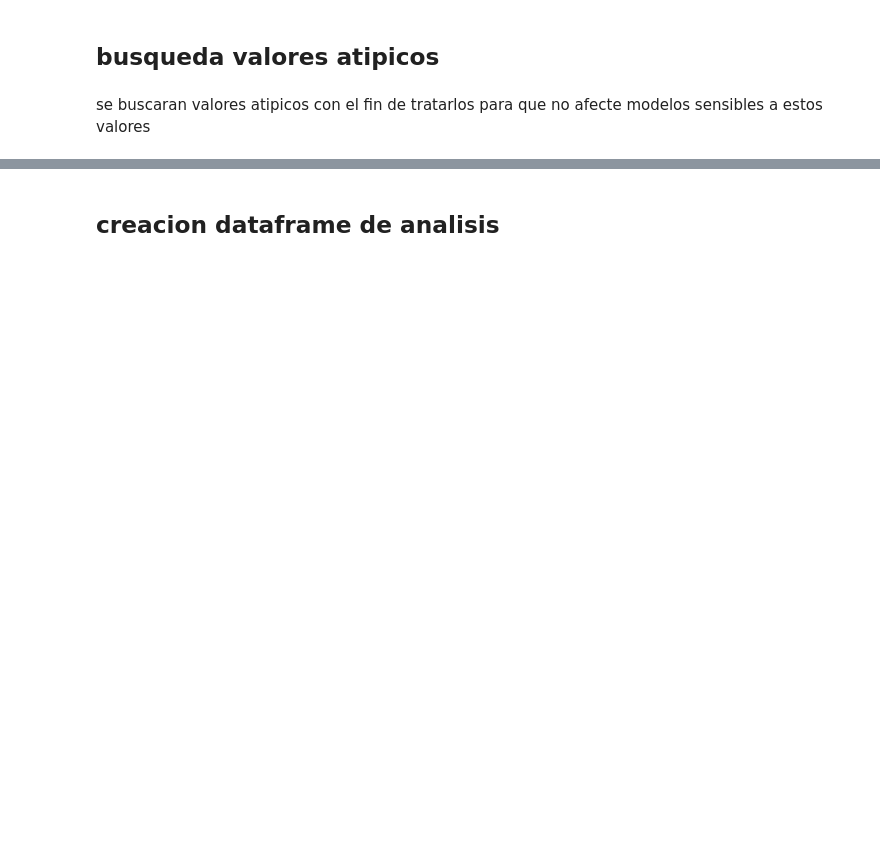
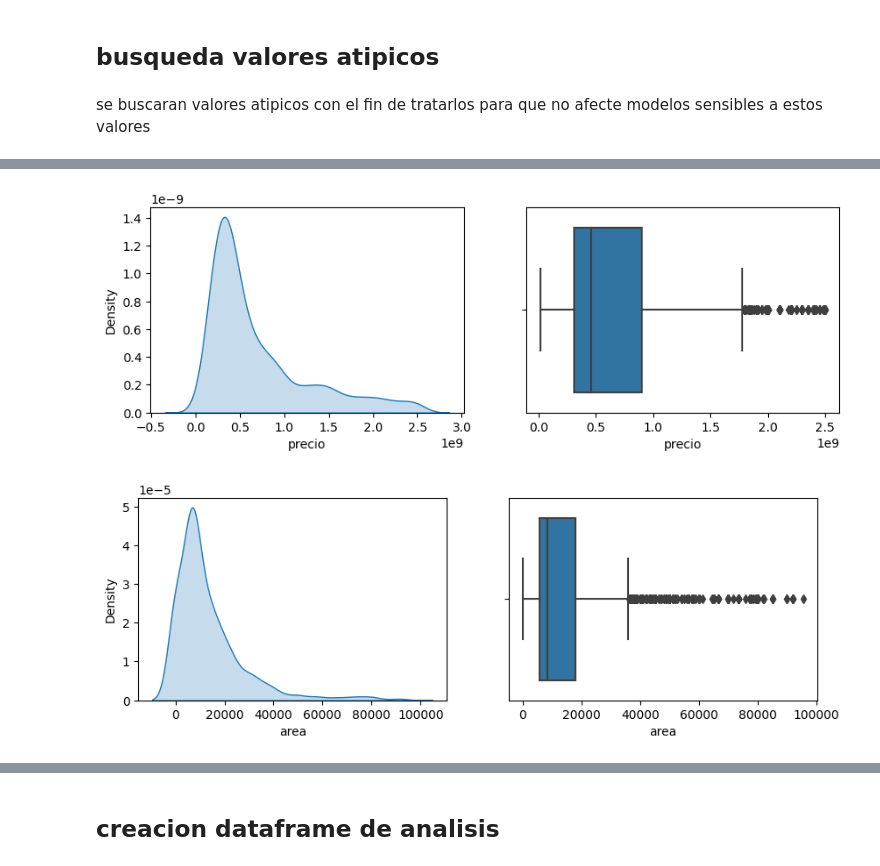
Before and after one commit to juanguzman2/Analisis-del-precio-de-las-viviendas-en-el-oriente-antioqueno, a Jupyter notebook: Script/limpieza/limpiezafinal.ipynb, the cells around one changed output, grey strips where cells are left out. Cells and saved outputs as stored; diff of their text form; code cells hidden in the pictures; blank space fills up the shorter version.

```diff
--- a/Script/limpieza/limpiezafinal.ipynb
+++ b/Script/limpieza/limpiezafinal.ipynb
@@ -465,2 +527,9 @@ valor final de filas despues de eliminar valores atipicos 1857
 # %%
-dfp = dfp[dfp['area']<100000]
+dfp= dfp[dfp['area'] <= 100000]
+dfp=dfp[dfp["precio"]<=2500000000]
+# %%
+for i in data:
+    grafout(dfp[i])
+# %% [output]
+[figure, added]
+[figure, added]
```
Also changed, not shown: parts of 62 cells of this notebook, 6 other files.
